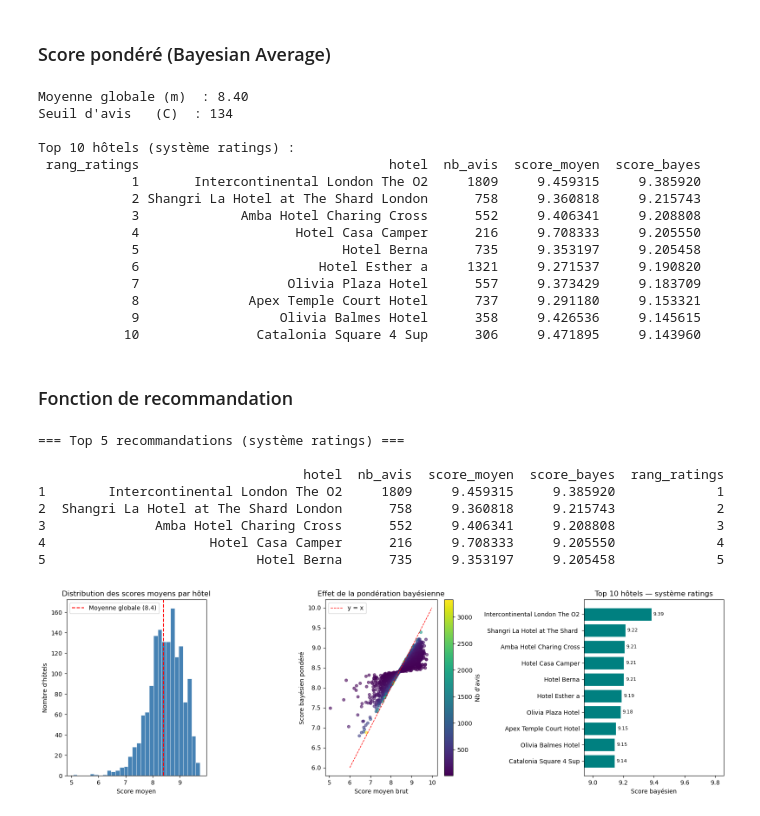
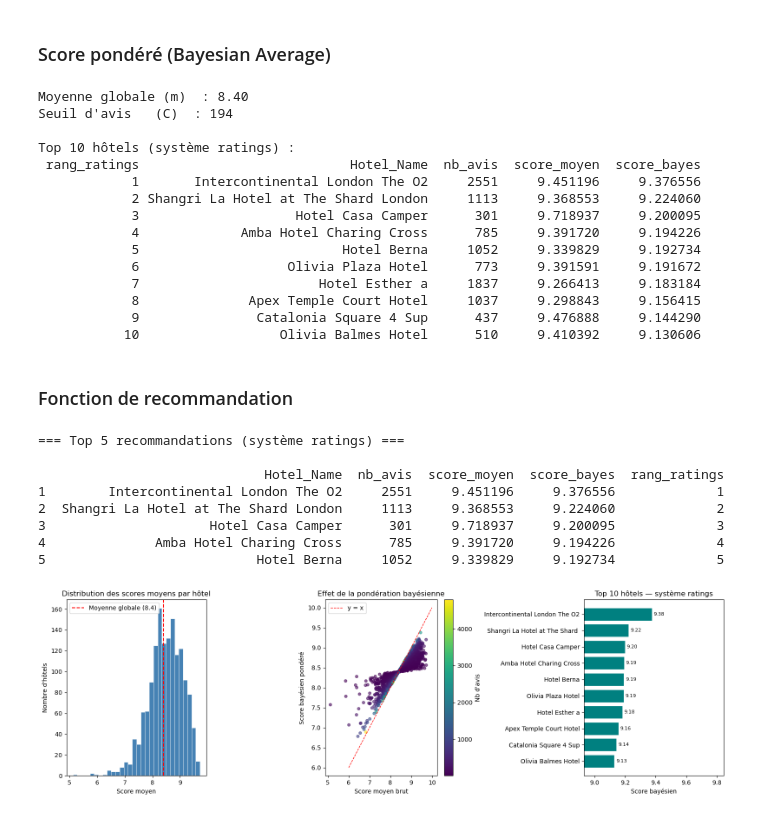
Before and after one commit to Sarahdje/NLP-Project, a Jupyter notebook: notebooks/06_rating_recomm.ipynb, the cells around one changed output. Drawn from its saved outputs; the diff is of its cells as text; code cells hidden in the pictures.

Commit message:
correct data problems

```diff
--- a/notebooks/06_rating_recomm.ipynb
+++ b/notebooks/06_rating_recomm.ipynb
@@ -17,6 +7,10 @@ Index(['text', 'label', 'score', 'hotel'], dtype='object')
 # %%
-# Vérification des colonnes nécessaires
-print(df[['hotel', 'score']].head(10))
-print(f"Nombre d'hôtels uniques : {df['hotel'].nunique()}")
+df = pd.read_csv('../data/processed/clean_reviews.csv', sep=';')
+
+df.columns = [col.strip() for col in df.columns]
+
+print("Colonnes :", df.columns.tolist())
+print(f"Nombre d'hôtels uniques : {df['Hotel_Name'].nunique()}")
 print(f"Nombre d'avis total     : {len(df)}")
+print(df[['Hotel_Name', 'Reviewer_Score', 'sentiment']].head(13))
 # %% [output]
@@ -37,13 +35,13 @@ Nombre d'avis total     : 361016
 ### Agrégation des scores par hôtel
 # %%
 # Statistiques de base par hôtel
-hotel_stats = df.groupby('hotel').agg(
-    nb_avis        = ('score', 'count'),
-    score_moyen    = ('score', 'mean'),
-    score_median   = ('score', 'median'),
-    score_std      = ('score', 'std'),
-    score_min      = ('score', 'min'),
-    score_max      = ('score', 'max'),
+hotel_stats = df.groupby('Hotel_Name').agg(
+    nb_avis        = ('Reviewer_Score', 'count'),
+    score_moyen    = ('Reviewer_Score', 'mean'),
+    score_median   = ('Reviewer_Score', 'median'),
+    score_std      = ('Reviewer_Score', 'std'),
+    score_min      = ('Reviewer_Score', 'min'),
+    score_max      = ('Reviewer_Score', 'max'),
 ).reset_index()
 
 hotel_stats['score_std'] = hotel_stats['score_std'].fillna(0)
@@ -75,7 +73,7 @@ def bayesian_average(nb_avis, score_moyen, C, m):
     return (nb_avis / (nb_avis + C)) * score_moyen + (C / (nb_avis + C)) * m
 
 # Calcul des paramètres globaux
-m = df['score'].mean()           # moyenne globale : ex. 8.4
+m = df['Reviewer_Score'].mean()           # moyenne globale : ex. 8.4
 C = hotel_stats['nb_avis'].quantile(0.5)  # seuil : médiane du nb d'avis
 
 print(f"Moyenne globale (m)  : {m:.2f}")
@@ -92,24 +90,24 @@ hotel_stats = hotel_stats.sort_values('score_bayes', ascending=False).reset_inde
 hotel_stats['rang_ratings'] = hotel_stats.index + 1
 
 print("\nTop 10 hôtels (système ratings) :")
-print(hotel_stats[['rang_ratings', 'hotel', 'nb_avis',
+print(hotel_stats[['rang_ratings', 'Hotel_Name', 'nb_avis',
                     'score_moyen', 'score_bayes']].head(10).to_string(index=False))
 # %% [output]
 Moyenne globale (m)  : 8.40
-Seuil d'avis   (C)  : 134
+Seuil d'avis   (C)  : 194
 
 Top 10 hôtels (système ratings) :
- rang_ratings                                hotel  nb_avis  score_moyen  score_bayes
-            1       Intercontinental London The O2     1809     9.459315     9.385920
-            2 Shangri La Hotel at The Shard London      758     9.360818     9.215743
-            3             Amba Hotel Charing Cross      552     9.406341     9.208808
-            4                    Hotel Casa Camper      216     9.708333     9.205550
-            5                          Hotel Berna      735     9.353197     9.205458
-            6                       Hotel Esther a     1321     9.271537     9.190820
-            7                   Olivia Plaza Hotel      557     9.373429     9.183709
-            8              Apex Temple Court Hotel      737     9.291180     9.153321
-            9                  Olivia Balmes Hotel      358     9.426536     9.145615
-           10               Catalonia Square 4 Sup      306     9.471895     9.143960
+ rang_ratings                           Hotel_Name  nb_avis  score_moyen  score_bayes
+            1       Intercontinental London The O2     2551     9.451196     9.376556
+            2 Shangri La Hotel at The Shard London     1113     9.368553     9.224060
+            3                    Hotel Casa Camper      301     9.718937     9.200095
+            4             Amba Hotel Charing Cross      785     9.391720     9.194226
+            5                          Hotel Berna     1052     9.339829     9.192734
+            6                   Olivia Plaza Hotel      773     9.391591     9.191672
+            7                       Hotel Esther a     1837     9.266413     9.183184
+            8              Apex Temple Court Hotel     1037     9.298843     9.156415
+            9               Catalonia Square 4 Sup      437     9.476888     9.144290
+           10                  Olivia Balmes Hotel      510     9.410392     9.130606
 # %% [markdown]
 ###  Fonction de recommandation
 # %%
@@ -128,7 +126,7 @@ def recommander_hotels_ratings(hotel_stats, n=5, nb_avis_min=10,
         res = res[res['score_bayes'] >= score_min]
 
     top = res.nlargest(n, 'score_bayes')[
-        ['hotel', 'nb_avis', 'score_moyen', 'score_bayes', 'rang_ratings']
+        ['Hotel_Name', 'nb_avis', 'score_moyen', 'score_bayes', 'rang_ratings']
     ].reset_index(drop=True)
 
     top.index += 1  # rang affiché à partir de 1
@@ -142,12 +140,12 @@ print(recommandations.to_string())
 # %% [output]
 === Top 5 recommandations (système ratings) ===
 
-                                  hotel  nb_avis  score_moyen  score_bayes  rang_ratings
-1        Intercontinental London The O2     1809     9.459315     9.385920             1
-2  Shangri La Hotel at The Shard London      758     9.360818     9.215743             2
-3              Amba Hotel Charing Cross      552     9.406341     9.208808             3
-4                     Hotel Casa Camper      216     9.708333     9.205550             4
-5                           Hotel Berna      735     9.353197     9.205458             5
+                             Hotel_Name  nb_avis  score_moyen  score_bayes  rang_ratings
+1        Intercontinental London The O2     2551     9.451196     9.376556             1
+2  Shangri La Hotel at The Shard London     1113     9.368553     9.224060             2
+3                     Hotel Casa Camper      301     9.718937     9.200095             3
+4              Amba Hotel Charing Cross      785     9.391720     9.194226             4
+5                           Hotel Berna     1052     9.339829     9.192734             5
 # %%
 fig, axes = plt.subplots(1, 3, figsize=(16, 5))
 
@@ -166,35 +164,35 @@ ax2 = axes[1]
 ax2.scatter(hotel_stats['score_moyen'], hotel_stats['score_bayes'],
             c=hotel_stats['nb_avis'], cmap='viridis',
             alpha=0.6, s=20)
 ax2.plot([6, 10], [6, 10], 'r--', linewidth=1, label='y = x')
 ax2.set_xlabel("Score moyen brut")
 ax2.set_ylabel("Score bayésien pondéré")
 ax2.set_title("Effet de la pondération bayésienne")
 ax2.legend()
 sm = plt.cm.ScalarMappable(cmap='viridis',
      norm=plt.Normalize(hotel_stats['nb_avis'].min(),
                         hotel_stats['nb_avis'].max()))
 plt.colorbar(sm, ax=ax2, label="Nb d'avis")
 
 # --- Graphique 3 : Top 10 hôtels ---
 ax3 = axes[2]
 top10 = hotel_stats.head(10).copy()
 # Noms raccourcis pour la lisibilité
-top10['nom_court'] = top10['hotel'].str[:30]
+top10['nom_court'] = top10['Hotel_Name'].str[:30]
 bars = ax3.barh(top10['nom_court'][::-1], top10['score_bayes'][::-1],
                 color='teal', edgecolor='white')
 ax3.set_xlabel("Score bayésien")
 ax3.set_title("Top 10 hôtels — système ratings")
 ax3.set_xlim(left=top10['score_bayes'].min() - 0.2)
 for bar, score in zip(bars, top10['score_bayes'][::-1]):
     ax3.text(bar.get_width() + 0.01, bar.get_y() + bar.get_height()/2,
              f'{score:.2f}', va='center', fontsize=8)
 
 plt.tight_layout()
 plt.savefig('../results/visualizations/recommandation_ratings.png', dpi=150, bbox_inches='tight')
 plt.show()
 # %% [output]
-[figure, old version]
+[figure, new version]
 # %%
 # Corrélation entre classement par score brut vs score bayésien
 hotel_stats['rang_brut']   = hotel_stats['score_moyen'].rank(ascending=False)
```
Also changed, not shown: parts of 4 cells of this notebook, 2 other files.
